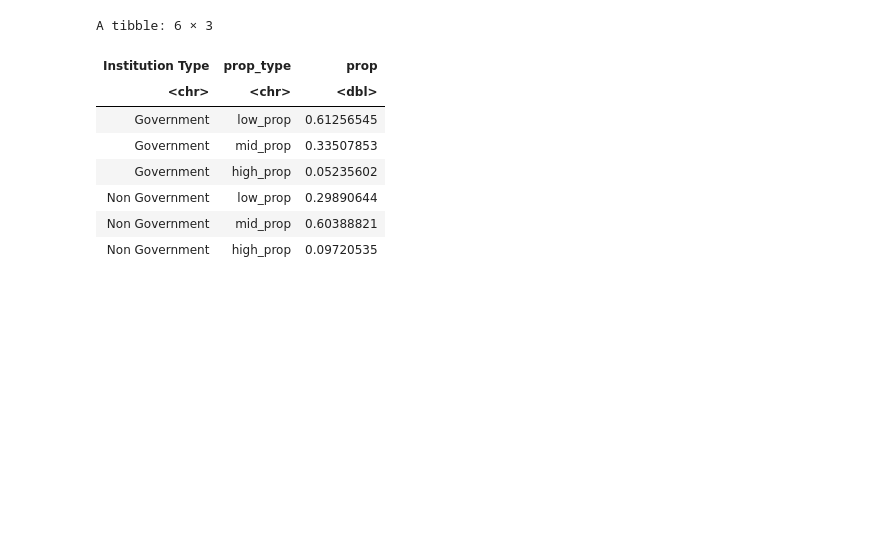
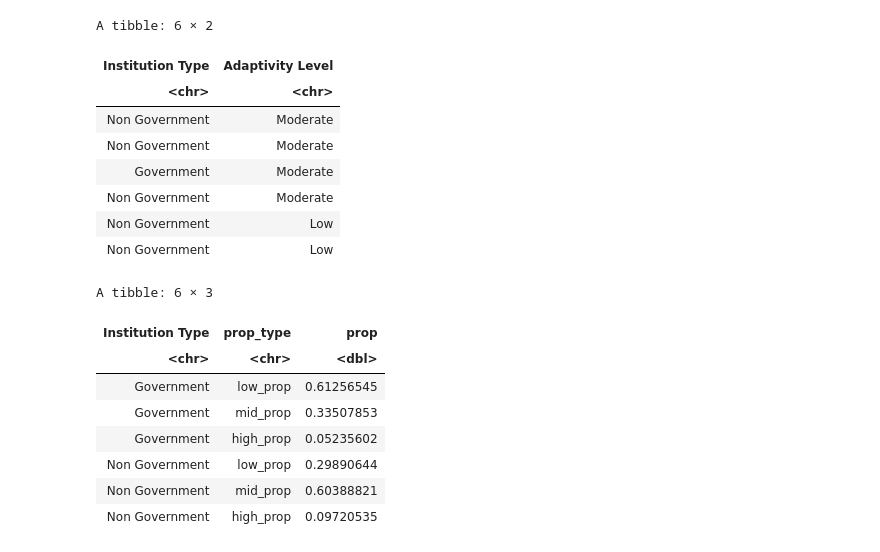
Before and after one commit to Sai-VSA/StudentFlexibilityIndependence, a Jupyter notebook: ProjectProposal.ipynb, the cells around one changed output. Saved outputs shown, nothing was run; the diff lists cells and outputs as text; code cells hidden in the pictures; blank space fills up the shorter version.

```diff
--- a/ProjectProposal.ipynb
+++ b/ProjectProposal.ipynb
@@ -53,10 +36,21 @@ A tibble: 6 × 14
 | Girl | 16-20 | School | Non Government | No | Yes | Low | Poor | ... |
 | Boy | 11-15 | School | Non Government | No | Yes | Low | Poor | ... |
 # %%
-Student_Adaptability <-
-    Student_Adaptability %>%
+#Cleaning data and isolating for our response variable "adaptivity level" and explanatory variable "Institution Type"
+Student_Adaptivity <-
+    Student_Adaptivity %>%
     filter(!is.na(`Institution Type`) | !is.na(`Adaptivity Level`)) %>%
     select(`Institution Type`, `Adaptivity Level`)
 
-#head(Student_Adaptability)
+head(Student_Adaptivity)
+# %% [output]
+A tibble: 6 × 2
+| Institution Type | Adaptivity Level |
+| <chr> | <chr> |
+| Non Government | Moderate |
+| Non Government | Moderate |
+| Government | Moderate |
+| Non Government | Moderate |
+| Non Government | Low |
+| Non Government | Low |
 # %%
```
Also changed, not shown: parts of 4 cells of this notebook.
